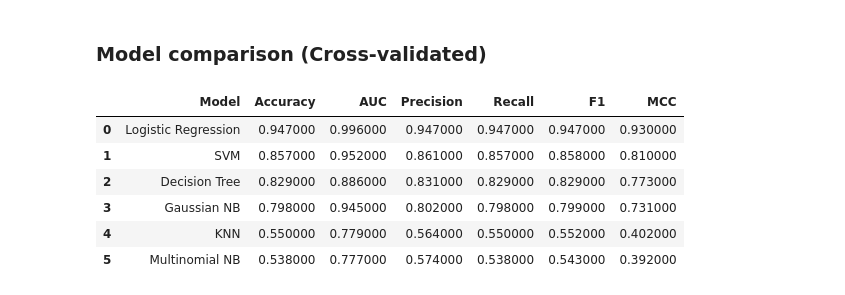
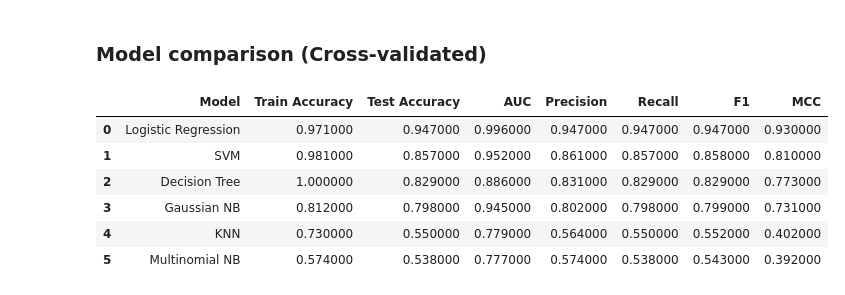
Before and after one commit to anikets349/ML-Assignment, a Jupyter notebook: Assignment.ipynb, the cells around one changed output. Drawn from its saved outputs; the diff is of its cells as text; code cells hidden in the pictures.

Commit message:
feat: Add model accuracy comparison

```diff
--- a/Assignment.ipynb
+++ b/Assignment.ipynb
@@ -468,39 +468,40 @@ Imputers, scaler and encoder are fitted inside each cross-validation fold (they
 # %%
 def build_models():
     m = {
         "Logistic Regression": Pipeline([("prep", prep_std()), ("clf", LogisticRegression(max_iter=2000, random_state=RANDOM_STATE))]),
         "Decision Tree": Pipeline([("prep", prep_std()), ("clf", DecisionTreeClassifier(random_state=RANDOM_STATE))]),
         "KNN": Pipeline([("prep", prep_std()), ("clf", KNeighborsClassifier())]),
         "Gaussian NB": Pipeline([("prep", prep_std()), ("clf", GaussianNB())]),
         "Multinomial NB": Pipeline([("prep", prep_mm()), ("clf", MultinomialNB())]),
         "SVM": Pipeline([("prep", prep_std()), ("clf", CalibratedClassifierCV(SVC(), ensemble=False))])
     }
     return m
 
 models = build_models()
 cv = RepeatedStratifiedKFold(n_splits=5, n_repeats=3, random_state=RANDOM_STATE)
 scoring = {"accuracy": "accuracy", "auc": "roc_auc_ovr", "precision": "precision_macro", "recall": "recall_macro", "f1": "f1_macro", "mcc": make_scorer(matthews_corrcoef)}
 
 rows, fitted = [], {}
 for name, pipe in models.items():
     cvr = cross_validate(pipe, X_train, y_train, cv=cv, scoring=scoring, n_jobs=-1, return_train_score=True)
     pipe.fit(X_train, y_train)
     fitted[name] = pipe
     pred = pipe.predict(X_test)
     rows.append({"Model": name,
-                 "Accuracy": cvr["test_accuracy"].mean(),
+                 "Train Accuracy": cvr["train_accuracy"].mean(),
+                 "Test Accuracy": cvr["test_accuracy"].mean(),
                  "AUC": cvr["test_auc"].mean(),
                  "Precision": cvr["test_precision"].mean(),
                  "Recall": cvr["test_recall"].mean(),
                  "F1": cvr["test_f1"].mean(),
                  "MCC": cvr["test_mcc"].mean()})
-results = pd.DataFrame(rows).sort_values("Accuracy", ascending=False).reset_index(drop=True)
-display(results.round(3).style.background_gradient(subset=["Accuracy", "F1"], cmap="Blues"))
+results = pd.DataFrame(rows).sort_values("Test Accuracy", ascending=False).reset_index(drop=True)
+display(results.round(3).style.background_gradient(subset=["Train Accuracy", "Test Accuracy", "F1"], cmap="Blues"))
 # %% [output]
-|  | Model | Accuracy | AUC | Precision | Recall | F1 | MCC |
-| 0 | Logistic Regression | 0.947000 | 0.996000 | 0.947000 | 0.947000 | 0.947000 | 0.930000 |
-| 1 | SVM | 0.857000 | 0.952000 | 0.861000 | 0.857000 | 0.858000 | 0.810000 |
-| 2 | Decision Tree | 0.829000 | 0.886000 | 0.831000 | 0.829000 | 0.829000 | 0.773000 |
-| 3 | Gaussian NB | 0.798000 | 0.945000 | 0.802000 | 0.798000 | 0.799000 | 0.731000 |
-| 4 | KNN | 0.550000 | 0.779000 | 0.564000 | 0.550000 | 0.552000 | 0.402000 |
-| 5 | Multinomial NB | 0.538000 | 0.777000 | 0.574000 | 0.538000 | 0.543000 | 0.392000 |
+|  | Model | Train Accuracy | Test Accuracy | AUC | Precision | Recall | F1 | MCC |
+| 0 | Logistic Regression | 0.971000 | 0.947000 | 0.996000 | 0.947000 | 0.947000 | 0.947000 | 0.930000 |
+| 1 | SVM | 0.981000 | 0.857000 | 0.952000 | 0.861000 | 0.857000 | 0.858000 | 0.810000 |
+| 2 | Decision Tree | 1.000000 | 0.829000 | 0.886000 | 0.831000 | 0.829000 | 0.829000 | 0.773000 |
+| 3 | Gaussian NB | 0.812000 | 0.798000 | 0.945000 | 0.802000 | 0.798000 | 0.799000 | 0.731000 |
+| 4 | KNN | 0.730000 | 0.550000 | 0.779000 | 0.564000 | 0.550000 | 0.552000 | 0.402000 |
+| 5 | Multinomial NB | 0.574000 | 0.538000 | 0.777000 | 0.574000 | 0.538000 | 0.543000 | 0.392000 |
```
Also changed, not shown: parts of 2 cells of this notebook.
